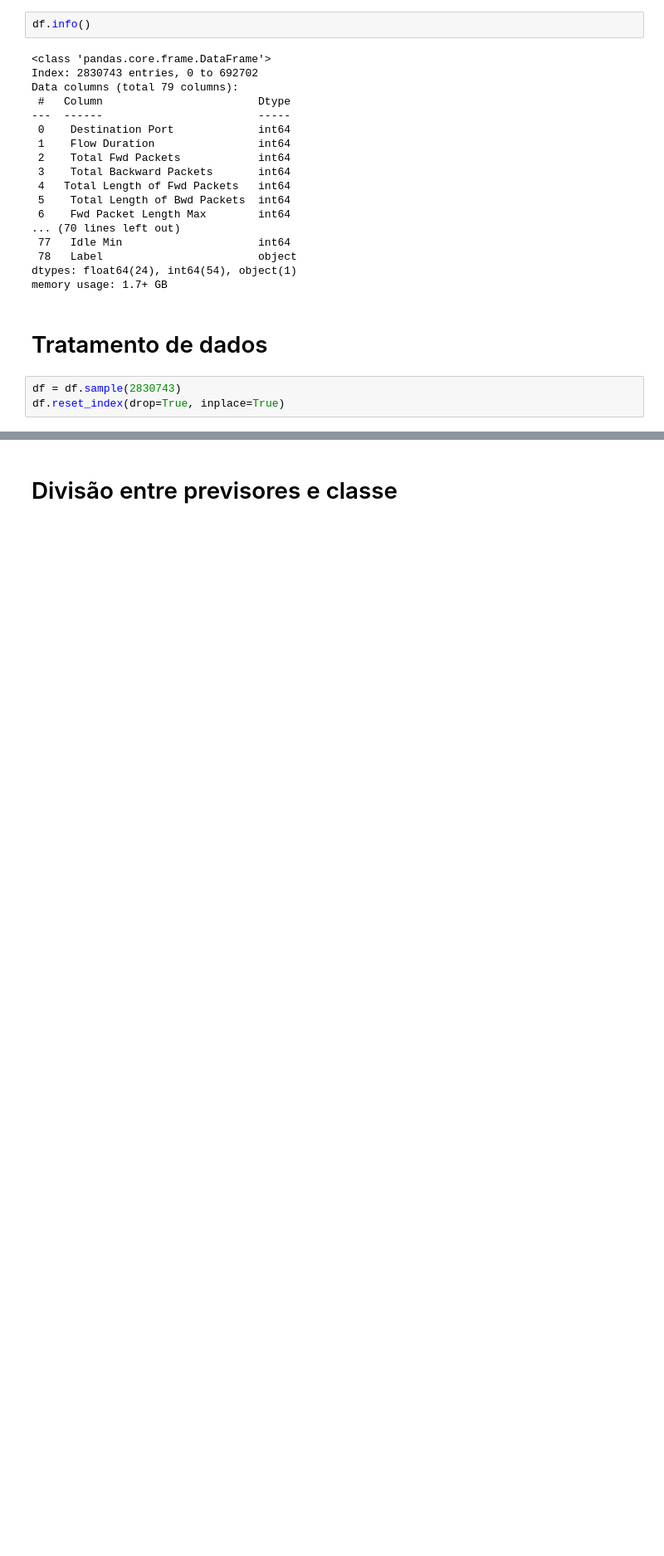
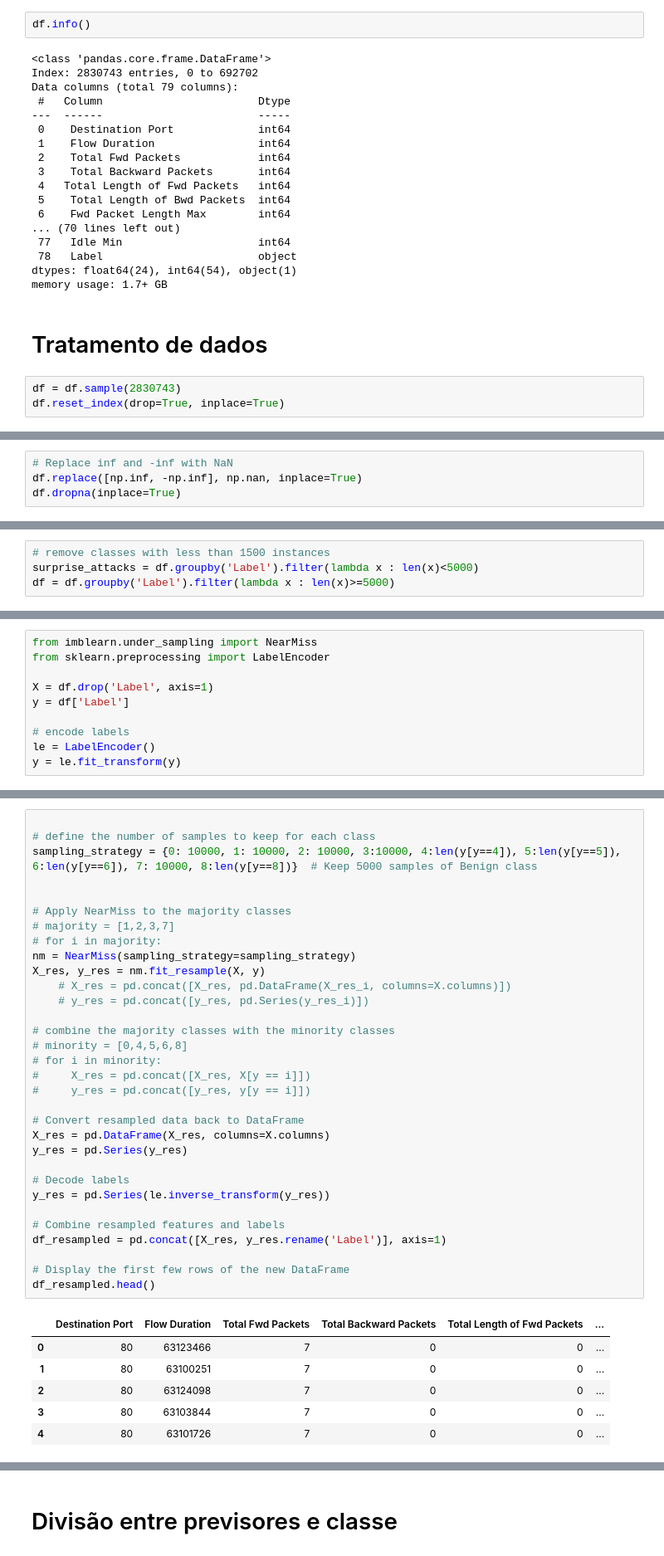
Before and after one commit to andresrocha03/machine_learning, a Jupyter notebook: reinforcement_learning/tabular_data/pre_processing/Pre_processing.ipynb, the cells around one changed output, grey strips where cells are left out. Shown at 83% size. Cells and saved outputs as stored; diff of their text form; blank space fills up the shorter version.

```diff
--- a/reinforcement_learning/tabular_data/pre_processing/Pre_processing.ipynb
+++ b/reinforcement_learning/tabular_data/pre_processing/Pre_processing.ipynb
@@ -73,3 +83,7 @@ Infiltration                       36
 Web Attack � Sql Injection         21
 Heartbleed                         11
 Name: count, dtype: int64
+# %%
+# Replace inf and -inf with NaN
+df.replace([np.inf, -np.inf], np.nan, inplace=True)
+df.dropna(inplace=True)
@@ -75,0 +114,4 @@ Name: count, dtype: int64
+# %%
+# remove classes with less than 1500 instances
+surprise_attacks = df.groupby('Label').filter(lambda x : len(x)<5000)
+df = df.groupby('Label').filter(lambda x : len(x)>=5000)
@@ -75,0 +132,10 @@ Name: count, dtype: int64
+# %%
+from imblearn.under_sampling import NearMiss
+from sklearn.preprocessing import LabelEncoder
+
+X = df.drop('Label', axis=1)
+y = df['Label']
+
+# encode labels
+le = LabelEncoder()
+y = le.fit_transform(y)
@@ -75,0 +148,39 @@ Name: count, dtype: int64
+# %%
+
+# define the number of samples to keep for each class
+sampling_strategy = {0: 10000, 1: 10000, 2: 10000, 3:10000, 4:len(y[y==4]), 5:len(y[y==5]), 6:len(y[y==6]), 7: 10000, 8:len(y[y==8])}  # Keep 5000 samples of Benign class
+
+
+# Apply NearMiss to the majority classes
+# majority = [1,2,3,7]
+# for i in majority:
+nm = NearMiss(sampling_strategy=sampling_strategy)
+X_res, y_res = nm.fit_resample(X, y)
+    # X_res = pd.concat([X_res, pd.DataFrame(X_res_i, columns=X.columns)])
+    # y_res = pd.concat([y_res, pd.Series(y_res_i)])
+
+# combine the majority classes with the minority classes
+# minority = [0,4,5,6,8]
+# for i in minority:
+#     X_res = pd.concat([X_res, X[y == i]])
+#     y_res = pd.concat([y_res, y[y == i]])
+
+# Convert resampled data back to DataFrame
+X_res = pd.DataFrame(X_res, columns=X.columns)
+y_res = pd.Series(y_res)
+
+# Decode labels
+y_res = pd.Series(le.inverse_transform(y_res))
+
+# Combine resampled features and labels
+df_resampled = pd.concat([X_res, y_res.rename('Label')], axis=1)
+
+# Display the first few rows of the new DataFrame
+df_resampled.head()
+# %% [output]
+|  | Destination Port | Flow Duration | Total Fwd Packets | Total Backward Packets | Total Length of Fwd Packets | ... |
+| 0 | 80 | 63123466 | 7 | 0 | 0 | ... |
+| 1 | 80 | 63100251 | 7 | 0 | 0 | ... |
+| 2 | 80 | 63124098 | 7 | 0 | 0 | ... |
+| 3 | 80 | 63103844 | 7 | 0 | 0 | ... |
+| 4 | 80 | 63101726 | 7 | 0 | 0 | ... |
```
Also changed, not shown: parts of 31 cells of this notebook.
